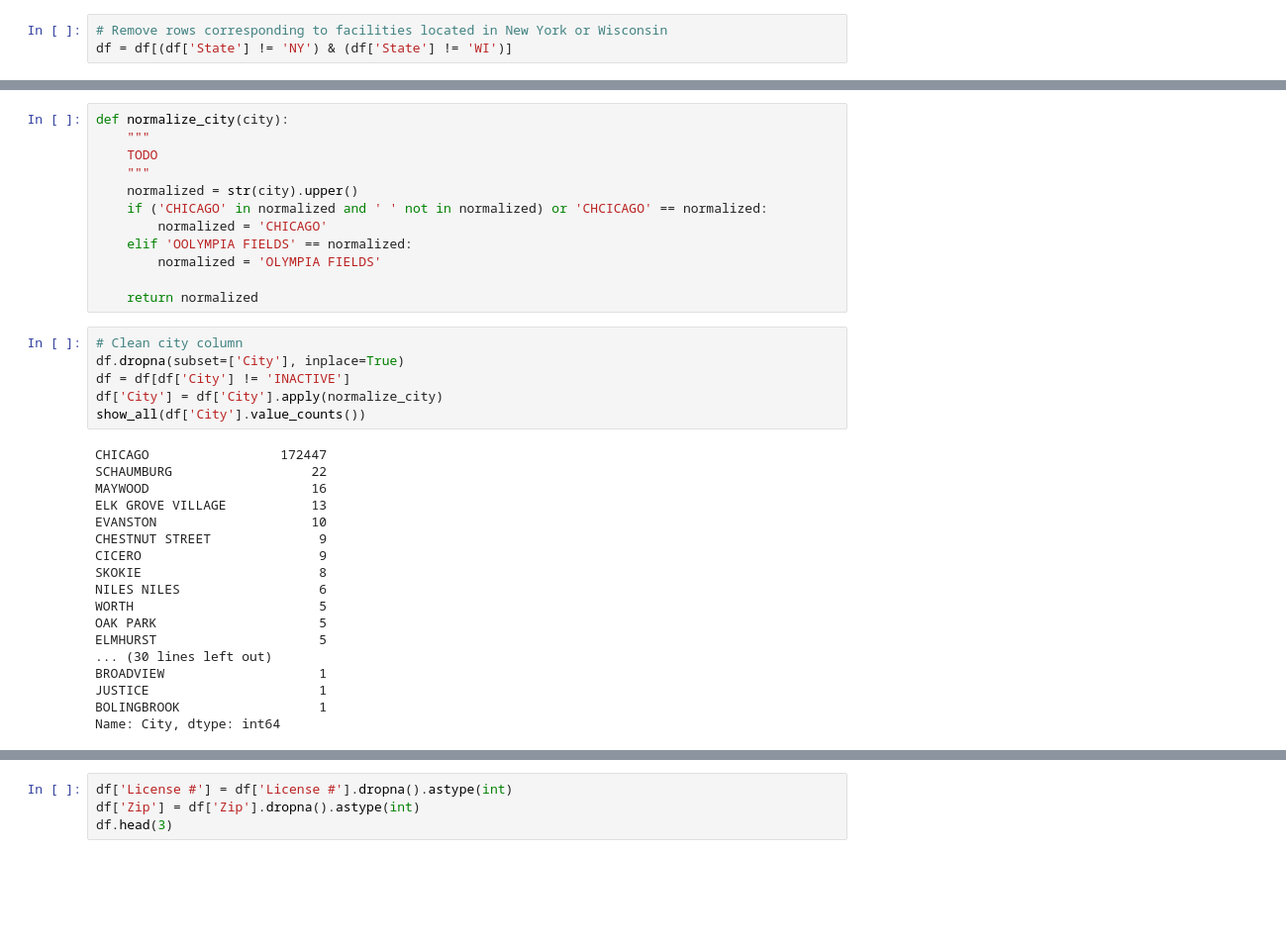
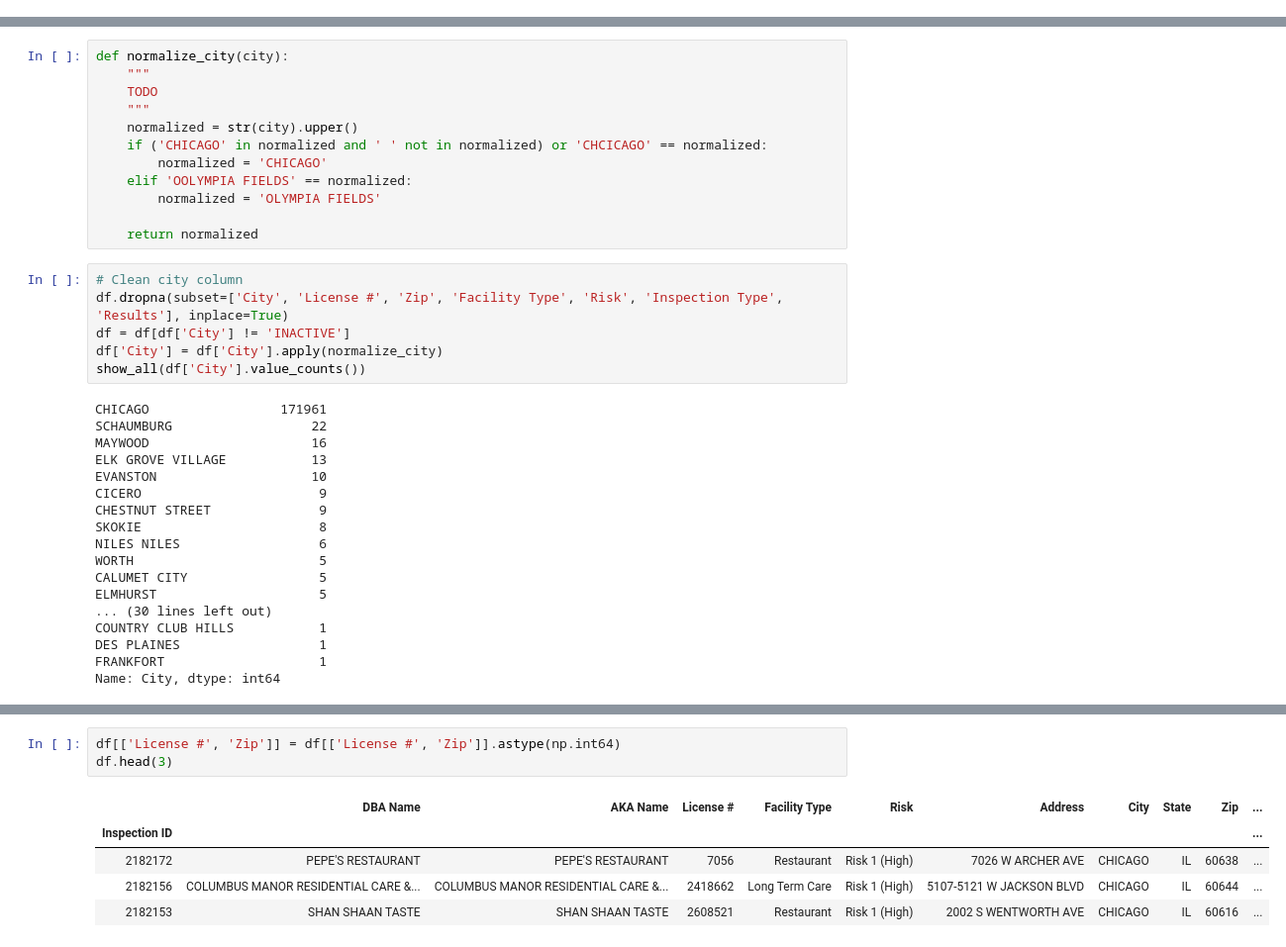
Before and after one commit to Gondolav/ADA-project, a Jupyter notebook: notebook.ipynb, the cells around one changed output, grey strips where cells are left out. Shown at 99% size. Drawn from its saved outputs; the diff is of its cells as text; blank space fills up the shorter version.

```diff
--- a/notebook.ipynb
+++ b/notebook.ipynb
@@ -175,3 +175,0 @@ Name: State, dtype: int64
-# %%
-# Remove rows corresponding to facilities located in New York or Wisconsin
-df = df[(df['State'] != 'NY') & (df['State'] != 'WI')]
@@ -198,27 +193,27 @@ def normalize_city(city):
     return normalized
 # %%
 # Clean city column
-df.dropna(subset=['City'], inplace=True)
+df.dropna(subset=['City', 'License #', 'Zip', 'Facility Type', 'Risk', 'Inspection Type', 'Results'], inplace=True)
 df = df[df['City'] != 'INACTIVE']
 df['City'] = df['City'].apply(normalize_city)
 show_all(df['City'].value_counts())
 # %% [output]
-CHICAGO                 172447
+CHICAGO                 171961
 SCHAUMBURG                  22
 MAYWOOD                     16
 ELK GROVE VILLAGE           13
 EVANSTON                    10
+CICERO                       9
 CHESTNUT STREET              9
-CICERO                       9
 SKOKIE                       8
 NILES NILES                  6
 WORTH                        5
-OAK PARK                     5
+CALUMET CITY                 5
 ELMHURST                     5
 ... (30 lines left out)
-BROADVIEW                    1
-JUSTICE                      1
-BOLINGBROOK                  1
+COUNTRY CLUB HILLS           1
+DES PLAINES                  1
+FRANKFORT                    1
 Name: City, dtype: int64
 # %%
 df.head(3)
@@ -229,9 +224,14 @@ df.head(3)
 | 2182156 | COLUMBUS MANOR RESIDENTIAL CARE &... | COLUMBUS MANOR RESIDENTIAL CARE &... | 2418662.0 | Long Term Care | Risk 1 (High) | 5107-5121 W JACKSON BLVD | CHICAGO | IL | 60644.0 | ... |
 | 2182153 | SHAN SHAAN TASTE | SHAN SHAAN TASTE | 2608521.0 | Restaurant | Risk 1 (High) | 2002 S WENTWORTH AVE | CHICAGO | IL | 60616.0 | ... |
 # %%
-df['License #'] = df['License #'].dropna().astype(int)
-df['Zip'] = df['Zip'].dropna().astype(int)
+df[['License #', 'Zip']] = df[['License #', 'Zip']].astype(np.int64)
 df.head(3)
+# %% [output]
+|  | DBA Name | AKA Name | License # | Facility Type | Risk | Address | City | State | Zip | ... |
+| Inspection ID |  |  |  |  |  |  |  |  |  | ... |
+| 2182172 | PEPE'S RESTAURANT | PEPE'S RESTAURANT | 7056 | Restaurant | Risk 1 (High) | 7026 W ARCHER AVE | CHICAGO | IL | 60638 | ... |
+| 2182156 | COLUMBUS MANOR RESIDENTIAL CARE &... | COLUMBUS MANOR RESIDENTIAL CARE &... | 2418662 | Long Term Care | Risk 1 (High) | 5107-5121 W JACKSON BLVD | CHICAGO | IL | 60644 | ... |
+| 2182153 | SHAN SHAAN TASTE | SHAN SHAAN TASTE | 2608521 | Restaurant | Risk 1 (High) | 2002 S WENTWORTH AVE | CHICAGO | IL | 60616 | ... |
 # %%
 df.dtypes
 # %% [output]
```
Also changed, not shown: parts of 12 cells of this notebook.
